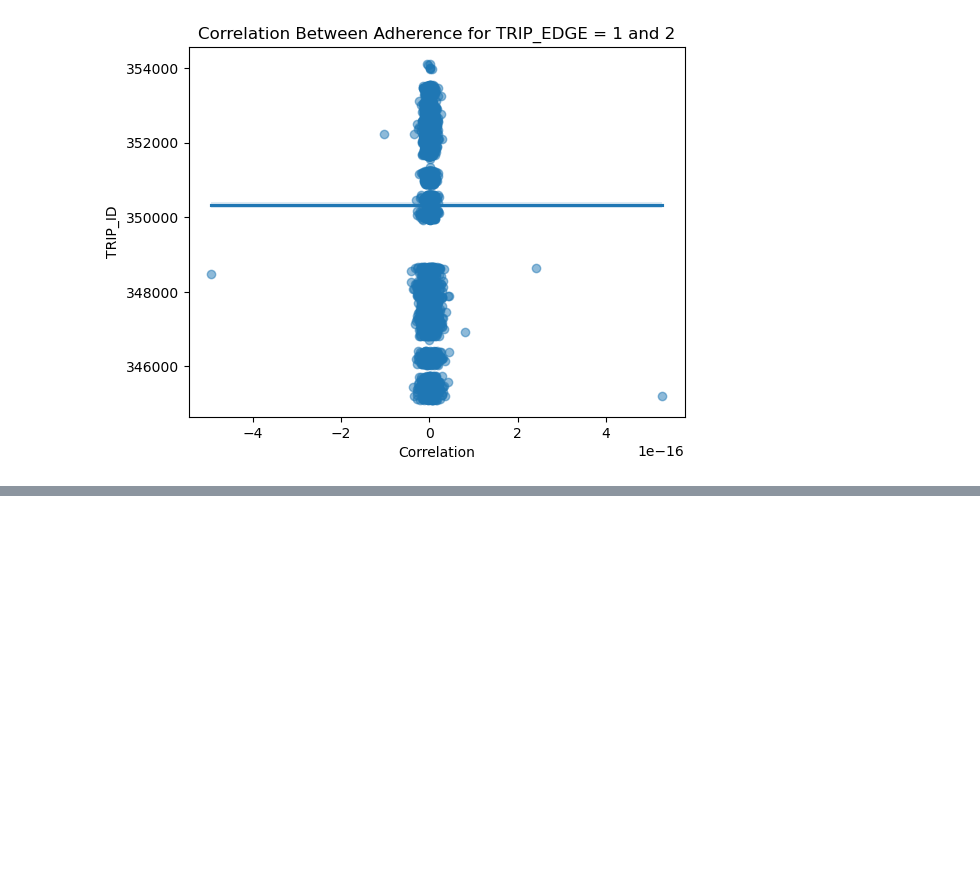
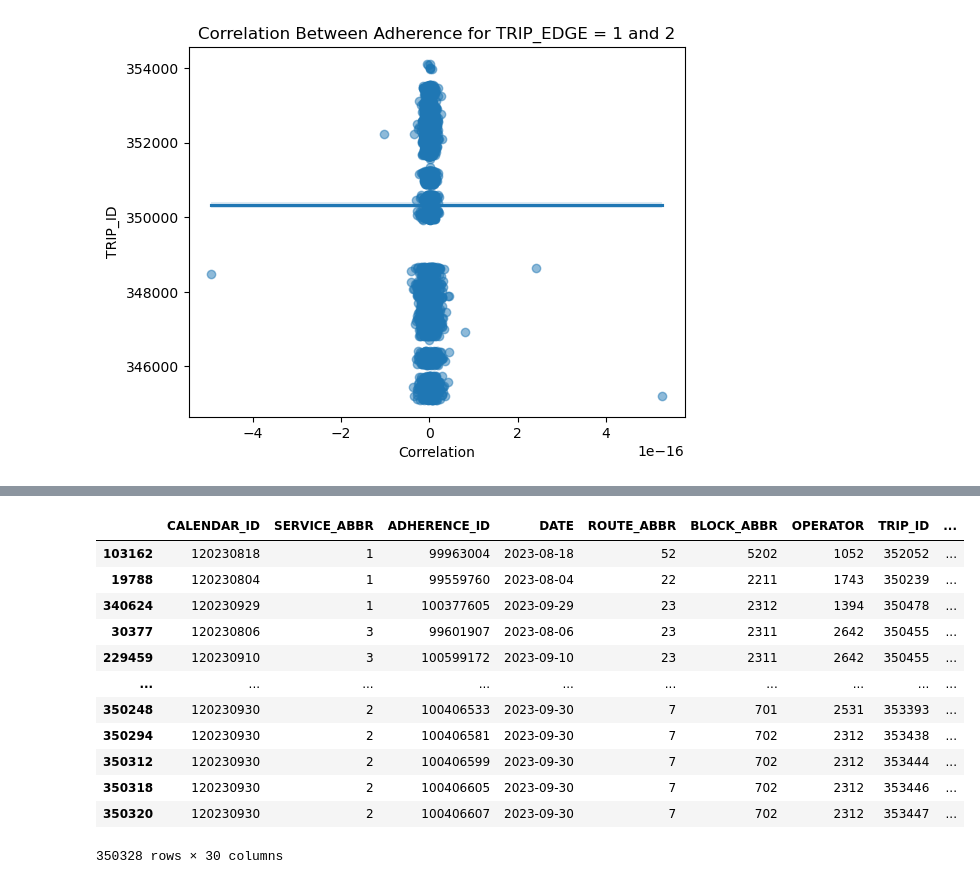
Before and after one commit to nss-data-science-cohort-7/wego-bone_scrapers_wego, a Jupyter notebook: notebooks/tw_01_initial_eda.ipynb, the cells around one changed output, grey strips where cells are left out. Cells and saved outputs as stored; diff of their text form; code cells hidden in the pictures; blank space fills up the shorter version.

```diff
--- a/notebooks/tw_01_initial_eda.ipynb
+++ b/notebooks/tw_01_initial_eda.ipynb
@@ -149,0 +168,16 @@ plt.title('Correlation Between Adherence for TRIP_EDGE = 1 and 2')
+# %%
+bus_csv.sort_values(by = 'DWELL_IN_MINS', ascending = False)
+# %% [output]
+|  | CALENDAR_ID | SERVICE_ABBR | ADHERENCE_ID | DATE | ROUTE_ABBR | BLOCK_ABBR | OPERATOR | TRIP_ID | ... |
+| 103162 | 120230818 | 1 | 99963004 | 2023-08-18 | 52 | 5202 | 1052 | 352052 | ... |
+| 19788 | 120230804 | 1 | 99559760 | 2023-08-04 | 22 | 2211 | 1743 | 350239 | ... |
+| 340624 | 120230929 | 1 | 100377605 | 2023-09-29 | 23 | 2312 | 1394 | 350478 | ... |
+| 30377 | 120230806 | 3 | 99601907 | 2023-08-06 | 23 | 2311 | 2642 | 350455 | ... |
+| 229459 | 120230910 | 3 | 100599172 | 2023-09-10 | 23 | 2311 | 2642 | 350455 | ... |
+| ... | ... | ... | ... | ... | ... | ... | ... | ... | ... |
+| 350248 | 120230930 | 2 | 100406533 | 2023-09-30 | 7 | 701 | 2531 | 353393 | ... |
+| 350294 | 120230930 | 2 | 100406581 | 2023-09-30 | 7 | 702 | 2312 | 353438 | ... |
+| 350312 | 120230930 | 2 | 100406599 | 2023-09-30 | 7 | 702 | 2312 | 353444 | ... |
+| 350318 | 120230930 | 2 | 100406605 | 2023-09-30 | 7 | 702 | 2312 | 353446 | ... |
+| 350320 | 120230930 | 2 | 100406607 | 2023-09-30 | 7 | 702 | 2312 | 353447 | ... |
+350328 rows × 30 columns
```
Also changed, not shown: parts of 4 cells of this notebook.
